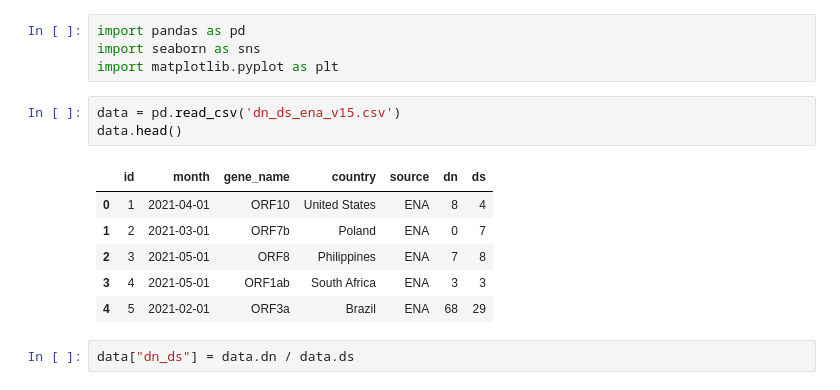
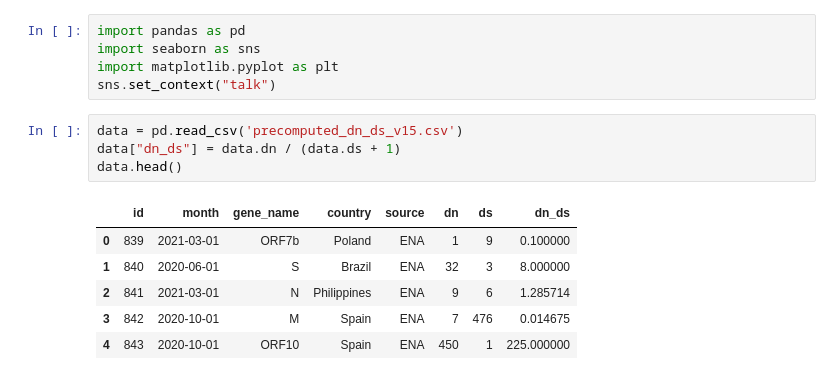
Before and after one commit to TRON-Bioinformatics/covigator, a Jupyter notebook: prototypes/jupyter/dn_ds.ipynb, the cells around one changed output. Drawn from its saved outputs; the diff is of its cells as text.

```diff
--- a/prototypes/jupyter/dn_ds.ipynb
+++ b/prototypes/jupyter/dn_ds.ipynb
@@ -2,15 +9,15 @@
 import pandas as pd
 import seaborn as sns
 import matplotlib.pyplot as plt
+sns.set_context("talk")
 # %%
-data = pd.read_csv('dn_ds_ena_v15.csv')
+data = pd.read_csv('precomputed_dn_ds_v15.csv')
+data["dn_ds"] = data.dn / (data.ds + 1)
 data.head()
 # %% [output]
-|  | id | month | gene_name | country | source | dn | ds |
-| 0 | 1 | 2021-04-01 | ORF10 | United States | ENA | 8 | 4 |
-| 1 | 2 | 2021-03-01 | ORF7b | Poland | ENA | 0 | 7 |
-| 2 | 3 | 2021-05-01 | ORF8 | Philippines | ENA | 7 | 8 |
-| 3 | 4 | 2021-05-01 | ORF1ab | South Africa | ENA | 3 | 3 |
-| 4 | 5 | 2021-02-01 | ORF3a | Brazil | ENA | 68 | 29 |
+|  | id | month | gene_name | country | source | dn | ds | dn_ds |
+| 0 | 839 | 2021-03-01 | ORF7b | Poland | ENA | 1 | 9 | 0.100000 |
+| 1 | 840 | 2020-06-01 | S | Brazil | ENA | 32 | 3 | 8.000000 |
+| 2 | 841 | 2021-03-01 | N | Philippines | ENA | 9 | 6 | 1.285714 |
+| 3 | 842 | 2020-10-01 | M | Spain | ENA | 7 | 476 | 0.014675 |
+| 4 | 843 | 2020-10-01 | ORF10 | Spain | ENA | 450 | 1 | 225.000000 |
-# %%
-data["dn_ds"] = data.dn / data.ds
```
Also changed, not shown: parts of 21 cells of this notebook, 8 other files.
